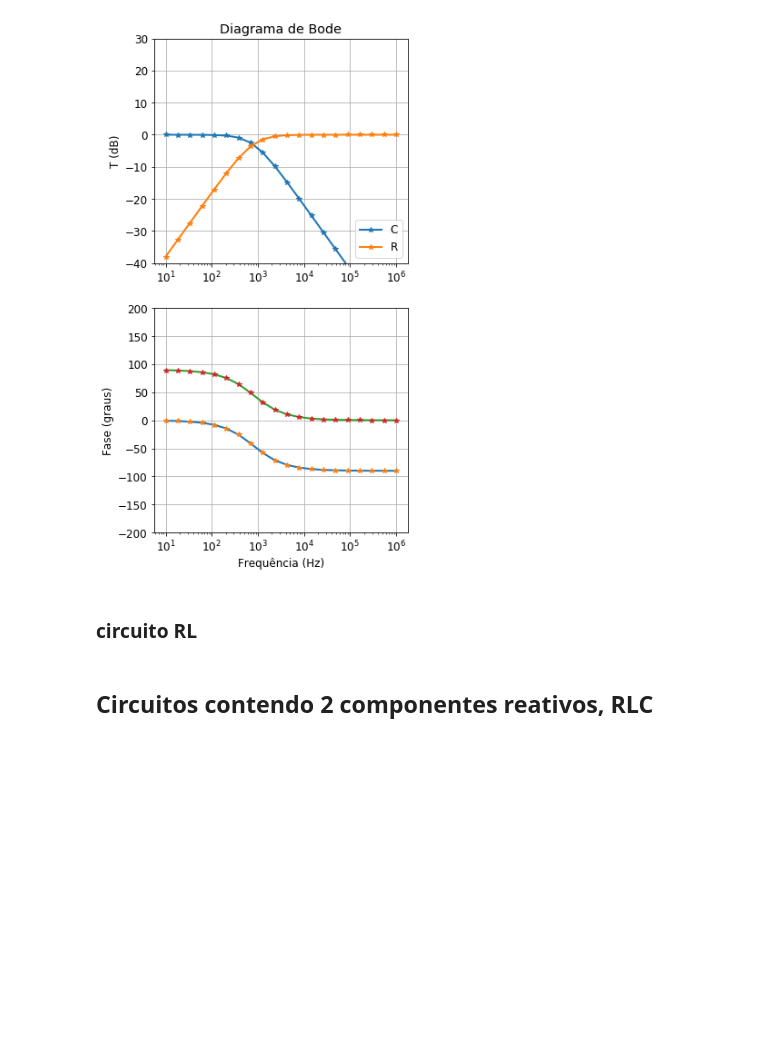
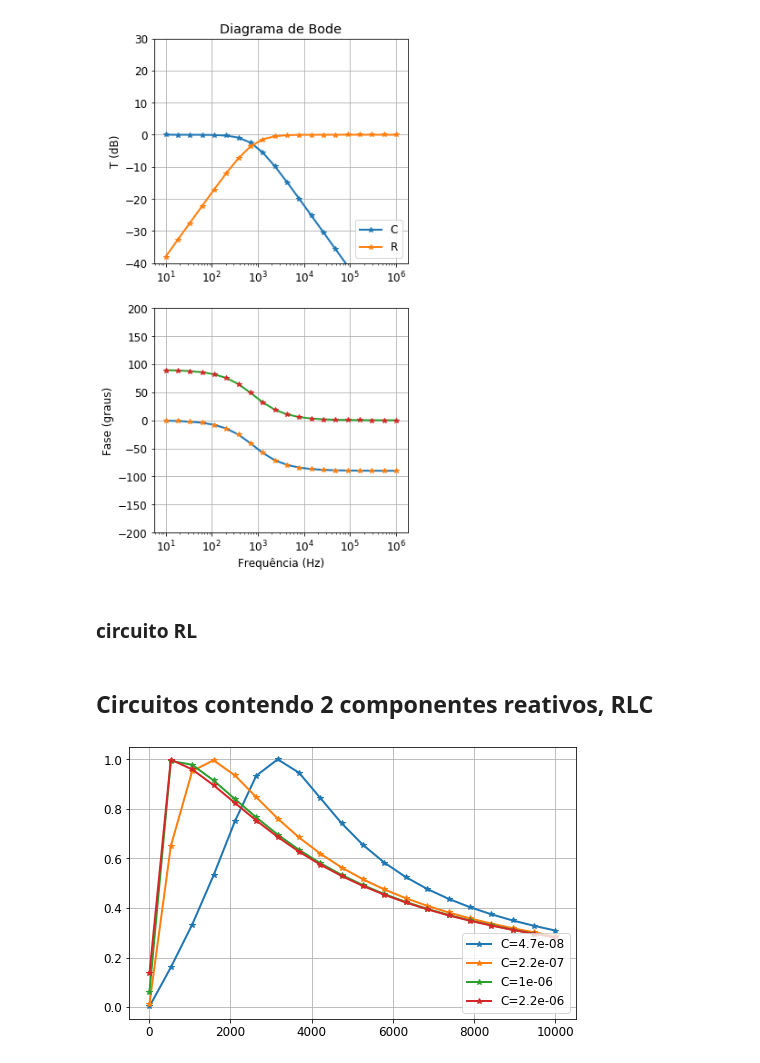
Before and after one commit to gwiederhecker/F429_notas, a Jupyter notebook: aula4/impedancia_complexa.ipynb, the cells around one changed output. Drawn from its saved outputs; the diff is of its cells as text; code cells hidden in the pictures; blank space fills up the shorter version.

```diff
--- a/aula4/impedancia_complexa.ipynb
+++ b/aula4/impedancia_complexa.ipynb
@@ -358,9 +362,9 @@ print('arquivo salvo:',path)
 # %%
 freq=np.logspace(0,6,500) # vetor que vai de 10**0 até 10**6
 #lomega=np.log10(omega)
-C=1e-3;
-L=1e-3/(2*np.pi)**2;
-R=0.1;
+C=47e-9;
+L=54.33e-3;
+R=1e3;
 #----------------
 Zt = Zc(freq,C)+Zl(freq,L)+R # impedancia total
 Hr = R/Zt # resistor na saida
@@ -383,3 +387,32 @@ fase_l = np.angle(Hl,deg=True)
 Tlc=np.abs(Hlc)
 Tlcdb=20*np.log10(Tlc)
 fase_lc = np.angle(Hlc,deg=True)
+# %%
+freq=np.linspace(10,10000,20) # vetor que vai de 10**0 até 10**6
+#lomega=np.log10(omega)
+fig, ax = plt.subplots(2, sharex=True, figsize=(8, 5));
+for C in [47e-9,0.22e-6,1e-6,2.2e-6]:
+    L=54.33e-3;
+    R=1e3;
+    #----------------
+    Zt = Zc(freq,C)+Zl(freq,L)+R # impedancia total
+    Hr = R/Zt # resistor na saida
+    Hc = Zc(freq,C)/Zt # capacitor na saida
+    Hl = Zl(freq,L)/Zt # indutor na saida
+    Hlc = (Zc(freq,C)+Zl(freq,L))/Zt # indutor e capacitor na saida
+    #----------------
+    Tr=np.abs(Hr)
+    Trdb=20*np.log10(Tr)
+    fase_r = np.angle(Hr,deg=True)
+    #--------------------------------------
+    #TRANSMITANCIA EM DECIBEIS
+    ax[0] = plt.subplot(111)
+    ax[0].plot(freq,Tr,'-*',linewidth=2,label='C={:1g}'.format(C))
+        #ax[0].plot(freq,np.array(Tdbvec)[m,:],,label=labelvec[m])
+    #ax[0].set_ylim((-30,5))
+    #ax[0].set_xscale('log')
+    #ax[0].set_ylabel('T (dB)')
+    ax[0].legend(loc='lower right')
+    ax[0].grid(True)
+# %% [output]
+[figure, added]
```
Also changed, not shown: parts of 12 cells of this notebook, 35 other files.
